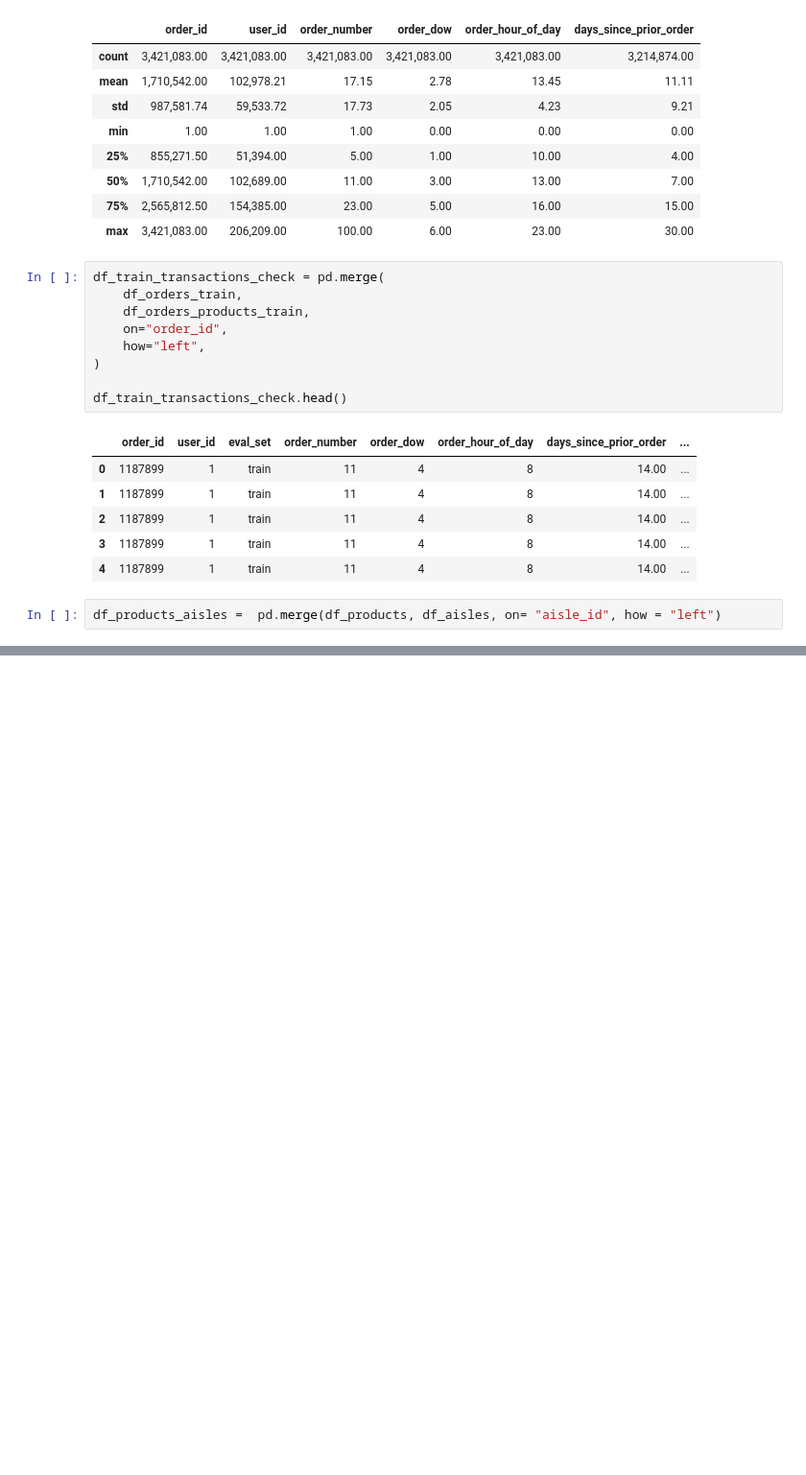
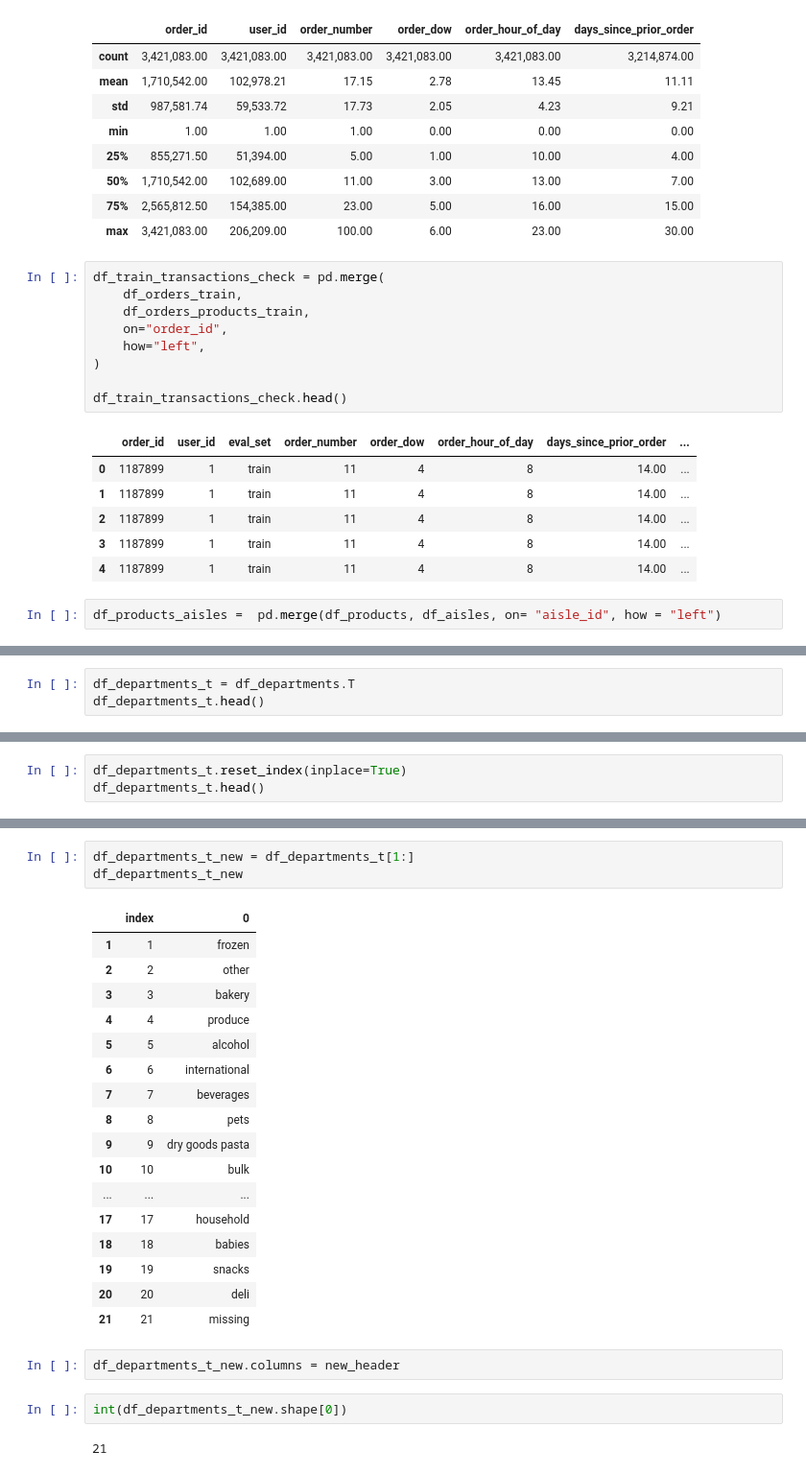
Before and after one commit to Hranush1998/data_analytics_with_python, a Jupyter notebook: notebooks/04_import_export.ipynb, the cells around one changed output, grey strips where cells are left out. Shown at 96% size. Drawn from its saved outputs; the diff is of its cells as text; blank space fills up the shorter version.

```diff
--- a/notebooks/04_import_export.ipynb
+++ b/notebooks/04_import_export.ipynb
@@ -440,0 +463,3 @@ df_products_aisles =  pd.merge(df_products, df_aisles, on= "aisle_id", how = "le
+# %%
+df_departments_t = df_departments.T
+df_departments_t.head()
@@ -440,0 +473,3 @@ df_products_aisles =  pd.merge(df_products, df_aisles, on= "aisle_id", how = "le
+# %%
+df_departments_t.reset_index(inplace=True)
+df_departments_t.head()
@@ -440,0 +490,27 @@ df_products_aisles =  pd.merge(df_products, df_aisles, on= "aisle_id", how = "le
+# %%
+df_departments_t_new = df_departments_t[1:]
+df_departments_t_new
+# %% [output]
+|  | index | 0 |
+| 1 | 1 | frozen |
+| 2 | 2 | other |
+| 3 | 3 | bakery |
+| 4 | 4 | produce |
+| 5 | 5 | alcohol |
+| 6 | 6 | international |
+| 7 | 7 | beverages |
+| 8 | 8 | pets |
+| 9 | 9 | dry goods pasta |
+| 10 | 10 | bulk |
+| ... | ... | ... |
+| 17 | 17 | household |
+| 18 | 18 | babies |
+| 19 | 19 | snacks |
+| 20 | 20 | deli |
+| 21 | 21 | missing |
+# %%
+df_departments_t_new.columns = new_header
+# %%
+int(df_departments_t_new.shape[0])
+# %% [output]
+21
```
Also changed, not shown: parts of 16 cells of this notebook, 5 other files.
